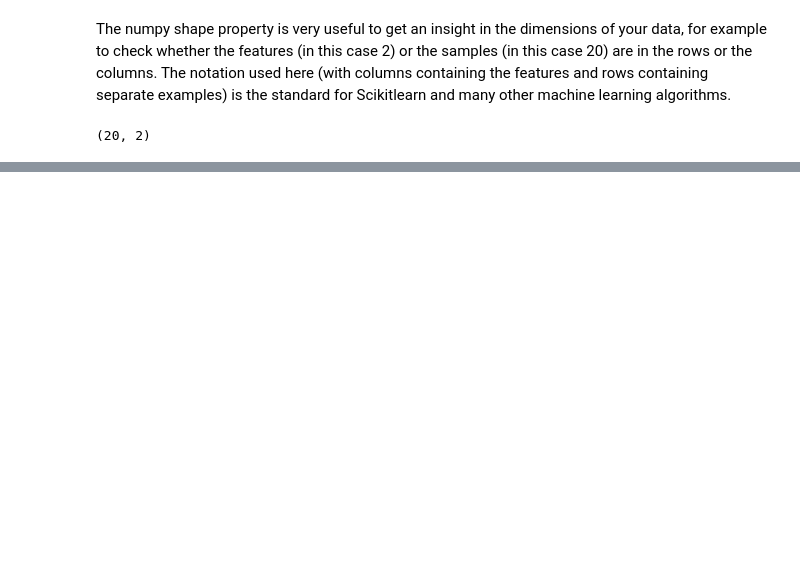
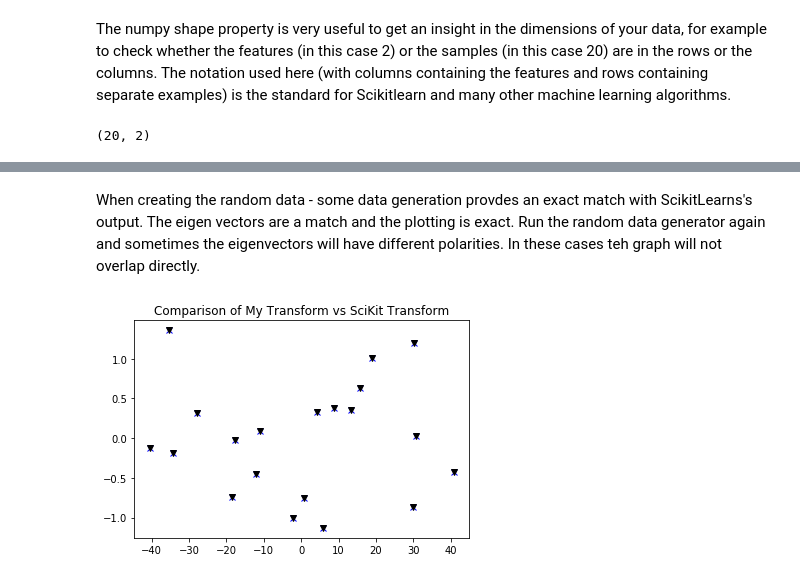
Before and after one commit to vipulpopat/MSCAI_CE4021_Week5, a Jupyter notebook: Etivity5.ipynb, the cells around one changed output, grey strips where cells are left out. Cells and saved outputs as stored; diff of their text form; code cells hidden in the pictures; blank space fills up the shorter version.

```diff
--- a/Etivity5.ipynb
+++ b/Etivity5.ipynb
@@ -25,0 +197,13 @@ data.shape
+# %% [markdown]
+When creating the random data - some data generation provdes an exact match with ScikitLearns's output.
+The eigen vectors are a match and the plotting is exact.
+Run the random data generator again and sometimes the eigenvectors will have different polarities.
+In these cases teh graph will not overlap directly.
+# %%
+plt.title('Comparison of My Transform vs SciKit Transform')
+plt.plot(my_pca_calculation[:,0], my_pca_calculation[:,1],'xb')
+plt.plot(sklearn_PCA_calculation[:,0], sklearn_PCA_calculation[:,1],'kv')
+plt.show()
+ # thanks to Martin Power for plotting tip
+# %% [output]
+[figure, added]
```
Also changed, not shown: parts of 15 cells of this notebook.
